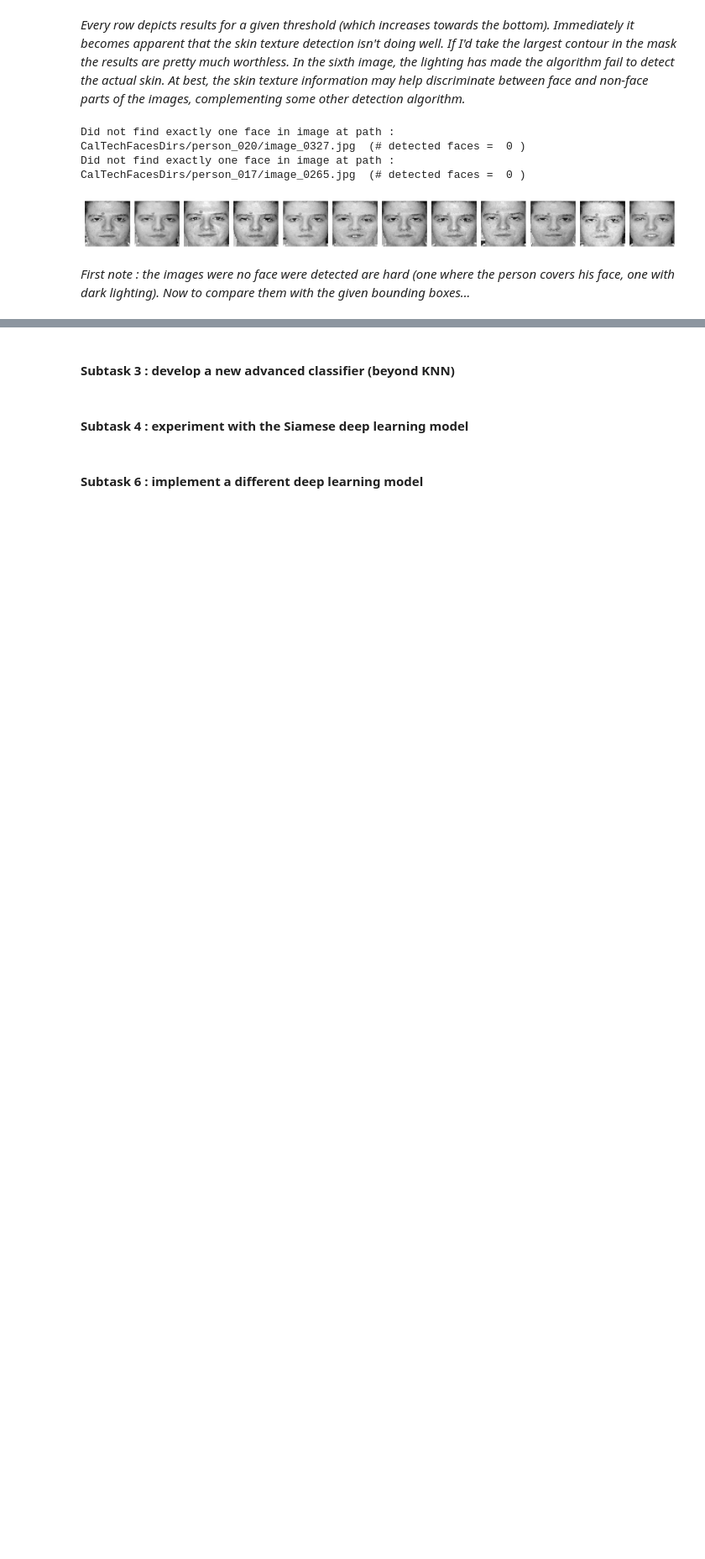
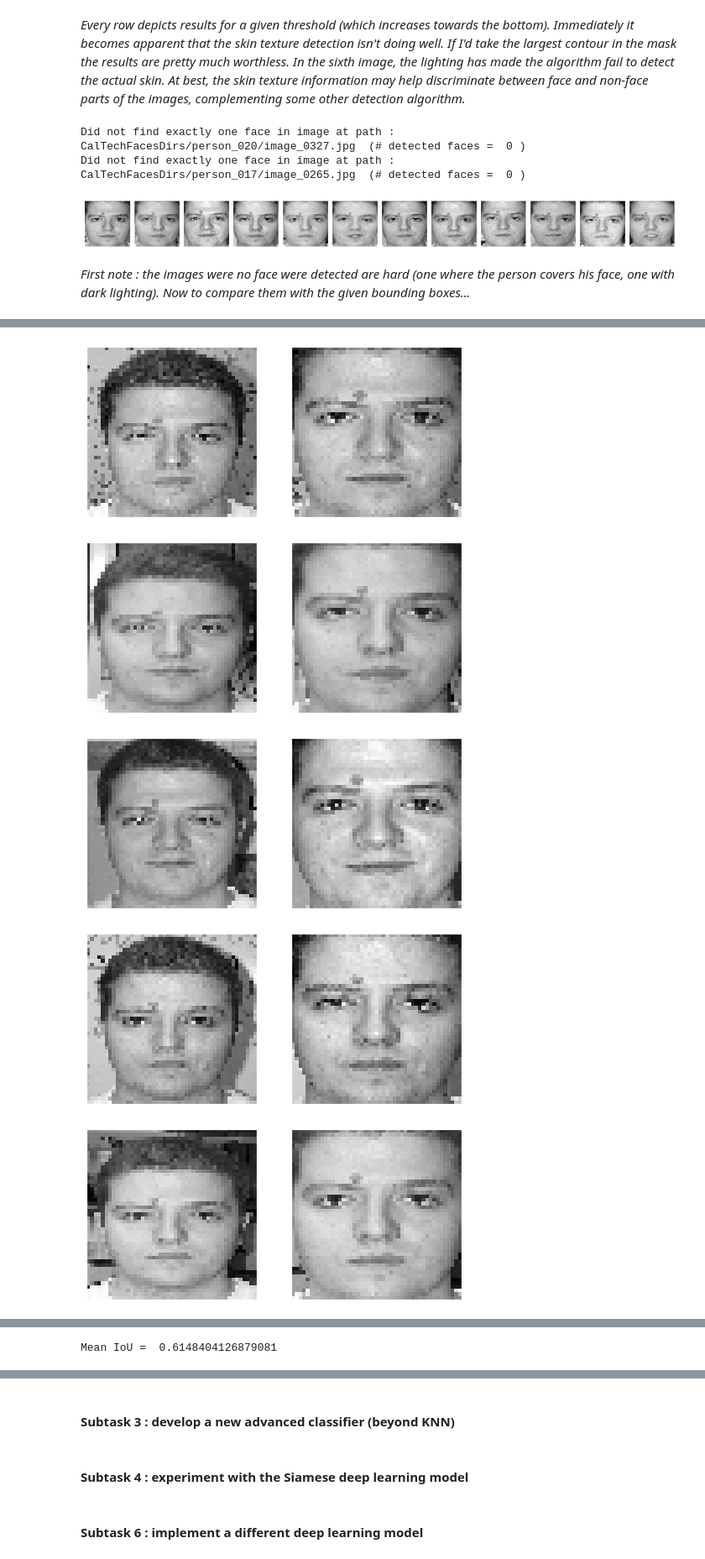
Before and after one commit to BrunoVandekerkhove/biometric-systems, a Jupyter notebook: face_recognition/facial_recognition.ipynb, the cells around one changed output, grey strips where cells are left out. Shown at 84% size. Drawn from its saved outputs; the diff is of its cells as text; code cells hidden in the pictures; blank space fills up the shorter version.

Commit message:
Finished face detection

```diff
--- a/face_recognition/facial_recognition.ipynb
+++ b/face_recognition/facial_recognition.ipynb
@@ -63,7 +63,7 @@ imagePaths = list(datasetPath.glob("*/*.jpg"))
 
 # Read image and label information
 read_images_path = './pickle/caltech.p'
-if False and os.path.isfile(read_images_path):
+if os.path.isfile(read_images_path):
   saved_pickle_file = open(read_images_path, 'rb')
   (data,data_color) = pickle.load(saved_pickle_file)
 else:
@@ -97,6 +97,7 @@ Even though the bounding box coordinates are stored in the <em>CalTechFacesDirs/
 from abc import ABC, abstractmethod
 from sklearn.datasets.base import Bunch
 from sklearn.preprocessing import LabelEncoder
+import re
 
 class FaceDetectionStrategy(ABC):
   """Abstract class for face detection strategies."""
@@ -105,7 +106,7 @@ class FaceDetectionStrategy(ABC):
   def detect(self, image, minsize): # returns [(x,y,w,h),...]
     pass
   def detect_multi(self, images, labels, minsize=(30,30), paths=None, verbose=True, take_largest=True):
-    feat_data, face_images, face_labels, not_detected = [], [], [], []
+    feat_data, face_images, face_labels, not_detected, all_faces, indices, original_indices = [], [], [], [], [], [], []
     for idx in tqdm_notebook(range(len(images))):
       image = images[idx]
       label = labels[idx]
@@ -117,6 +118,10 @@ class FaceDetectionStrategy(ABC):
         if verbose:
           print('Did not find exactly one face in image at path : ', path, ' (# detected faces = ', len(faces), ')')
         not_detected.append(image) # unused for the moment
+      if len(faces) > 0:
+        all_faces.append(faces[np.argmax([w*h for (x,y,w,h) in faces])])
+        indices.append(int(re.findall('\d*\.?\d+', paths[idx].stem)[0]))
+        original_indices.append(idx)
       for (x, y, w, h) in faces: # iterate faces found in image
         new_img = image.copy()
         raw_face = new_img[y:y+h, x:x+w] # extract ROI
@@ -128,7 +133,10 @@ class FaceDetectionStrategy(ABC):
     return Bunch( data       = np.array(feat_data),
                   images     = np.array(face_images),
                   labels     = np.array(face_labels),
-                  target     = np.array(targets))
+                  target     = np.array(targets),
+                  boxes      = np.array(all_faces),
+                  indices    = np.array(indices),
+                  original_indices = np.array(original_indices))
 
 class FaceDetectionHaar(FaceDetectionStrategy):
   """A class for detecting faces using Haar features (Viola-Jones detector)."""
@@ -1079,0 +1060,52 @@ jac = jaccard_similarity_score(predictions, label, Normalize = True/False)
+# %%
+# Compare with bounding boxes in mat file
+import scipy.io
+mat = scipy.io.loadmat('CalTechFacesDirs/ImageData.mat')
+ground_truth = mat['SubDir_Data']
+#print(mat['SubDir_Data'].shape)
+#print(mat['SubDir_Data'][7])
+
+# Calculate mIOU
+center_plots()
+from sklearn.metrics import jaccard_similarity_score
+import re
+img_shape = data['images'][0].shape[:2]
+ious = []
+stems = [int(re.findall('\d*\.?\d+', p.stem)[0]) for p in imagePaths]
+cap = 10
+for i in tqdm_notebook(range(len(faces_nn['boxes']))):
+  image = data['images'][faces_nn['original_indices'][i]]
+  # nn mask
+  (x,y,w,h) = faces_nn['boxes'][i]
+  idx = faces_nn['indices'][i]
+  mask_nn = np.zeros(img_shape, np.uint8)
+  mask_nn[y:y+h,x:x+w] = 1
+  if i < cap:
+    face_nn = cv2.resize(image.copy()[y:y+h, x:x+w], face_size)
+  # ground truth mask
+  mask_truth = np.zeros(img_shape, np.uint8)
+  ends = ground_truth[0:8,idx-1]
+  (x,y,w,h) = (int(ends[0]),int(ends[3]),int(abs(ends[4]-ends[0])), int(abs(ends[3]-ends[1])))
+  mask_truth[y:y+h,x:x+w] = 1
+  if i < cap:
+    face_truth = cv2.resize(image.copy()[y:y+h, x:x+w], face_size)
+  # iou
+  iou = jaccard_similarity_score(mask_nn, mask_truth)
+  ious.append(iou)
+  # visualise
+  if i < cap:
+    fig, ax = plt.subplots(nrows=1,ncols=2,figsize=(8,8))
+    ax[0].imshow(face_truth, cmap='gray')
+    ax[1].imshow(face_nn, cmap='gray')
+    ax[0].get_xaxis().set_visible(False)
+    ax[0].get_yaxis().set_visible(False)
+    ax[1].get_xaxis().set_visible(False)
+    ax[1].get_yaxis().set_visible(False)
+    plt.show()
+print('Mean IoU = ', np.mean(ious))
+# %% [output]
+[figure, added]
+[figure, added]
+[figure, added]
+[figure, added]
+[figure, added]
@@ -1079,0 +1117 @@ jac = jaccard_similarity_score(predictions, label, Normalize = True/False)
+Mean IoU =  0.6148404126879081
```
Also changed, not shown: parts of 3 cells of this notebook.
